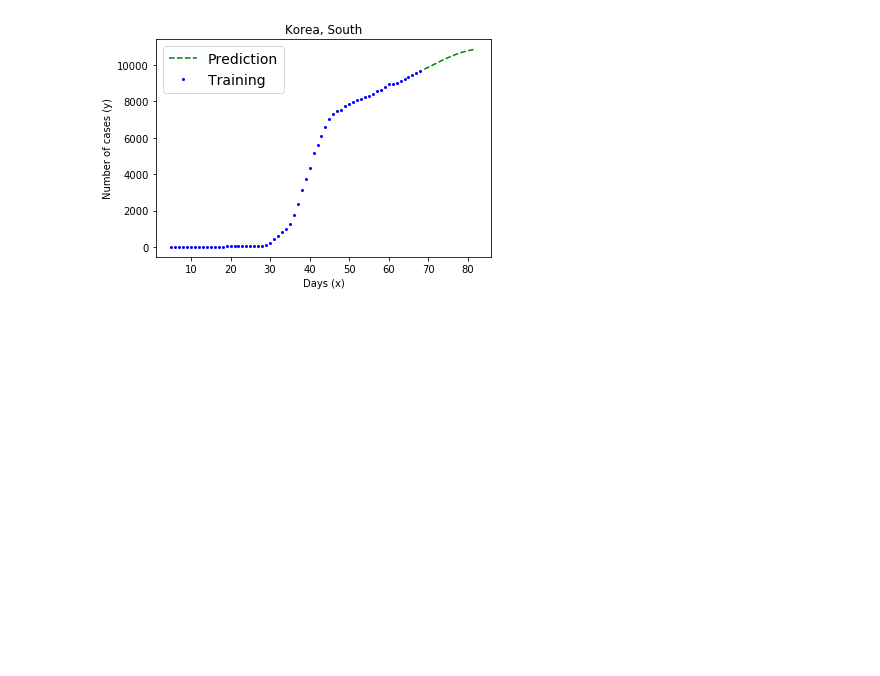
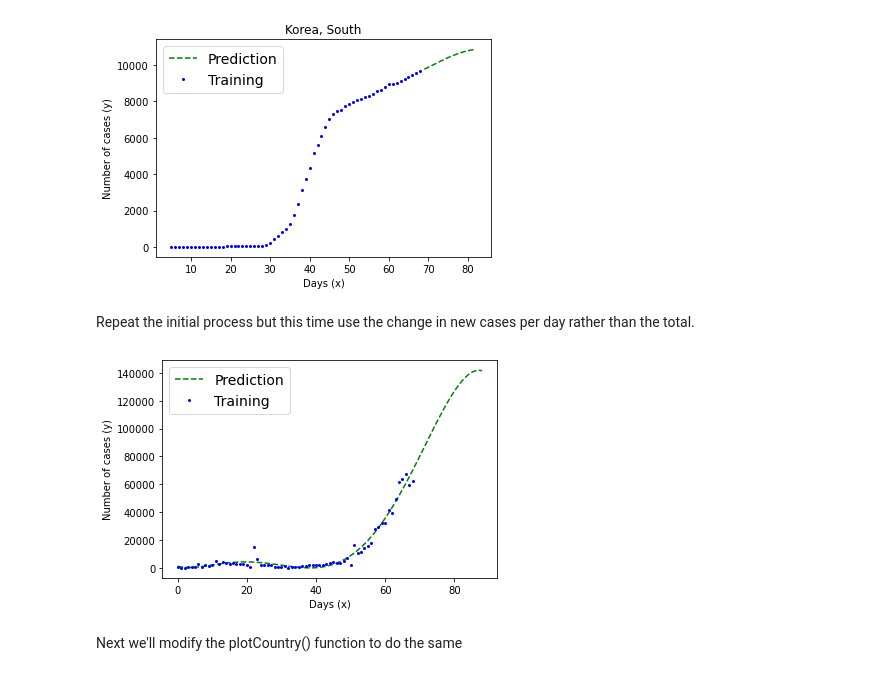
Before and after one commit to moslehm/COVID19-ML-Predictions, a Jupyter notebook: COVID-19 Predictions.ipynb, the cells around one changed output. Cells and saved outputs as stored; diff of their text form; code cells hidden in the pictures; blank space fills up the shorter version.

Commit message:
Add new predictions based on new cases rather than total cases

```diff
--- a/COVID-19 Predictions.ipynb
+++ b/COVID-19 Predictions.ipynb
@@ -231,3 +226,47 @@ plotCountry_v2("Korea, South", X, daysToGoBack, daysToPredict)
 # %% [output]
 [figure]
 [figure]
+# %% [markdown]
+Repeat the initial process but this time use the change in new cases per day rather than the total.
+# %%
+# Add up all the cases for each day
+# This will be the y variable for this simple model
+column_names = confirmed_table.columns
+new_cases_per_day_table = confirmed_table.diff(axis=1)
+new_cases_per_day_table.iloc[:, 0] = confirmed_table.iloc[:, 0]
+new_cases_per_day = new_cases_per_day_table.sum(axis=0).to_numpy()
+
+# An array going from 0 to the number of days will be the x variable
+number_of_days = new_cases_per_day.shape[0]
+day_number = np.arange(number_of_days)
+
+# For readability, reshaped because there is currently only one feature
+X = day_number.reshape(-1, 1)
+y = new_cases_per_day.reshape(-1, 1)
+
+# Unsure if splitting up data would be a good idea here because of the dataset. Commented out for now.
+#Xtrain_confirmed, Xtest_confirmed, ytrain_confirmed, ytest_confirmed = train_test_split(X, y, test_size=0.2, shuffle=False)
+Xtrain_confirmed, ytrain_confirmed = X, y
+
+# We will be predicting for 20 (?) days into the future
+days_into_future = 20
+# Reshape because scikit complains when 1d arrays are passed.
+new_x = np.arange(number_of_days + days_into_future).reshape(-1, 1)
+
+linear_model = Pipeline([("poly_features", PolynomialFeatures(degree=5, include_bias=False)),
+                   ("lin_reg", LinearRegression())])
+linear_model.fit(Xtrain_confirmed, ytrain_confirmed)
+confirmed_prediction = linear_model.predict(new_x)
+
+#plt.plot(Xtest_confirmed, ytest_confirmed, 'r.', markersize=4, label='Test')
+plt.plot(new_x, confirmed_prediction, 'g--', label='Prediction')
+plt.plot(Xtrain_confirmed, ytrain_confirmed, 'b.', markersize=4, label='Training')
+plt.ticklabel_format(style='plain') # Stops values from showing up in scientic notation
+plt.xlabel("Days (x)")
+plt.ylabel("Number of cases (y)")
+plt.legend(prop={'size': 14})
+plt.show()
+# %% [output]
+[figure, added]
+# %% [markdown]
+Next we'll modify the plotCountry() function to do the same
```
Also changed, not shown: parts of 4 cells of this notebook.
